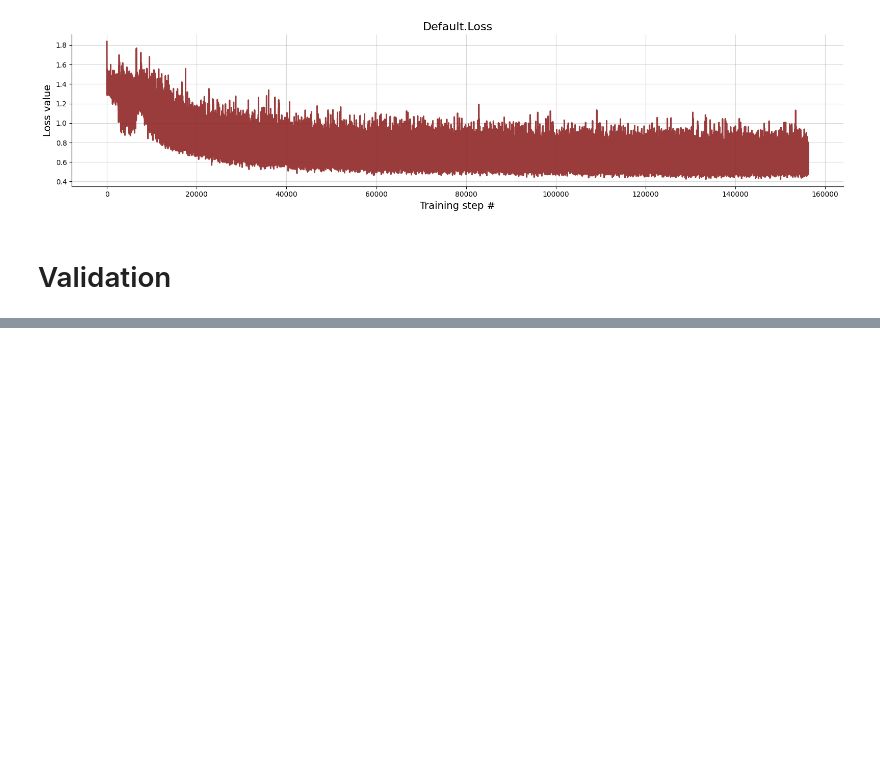
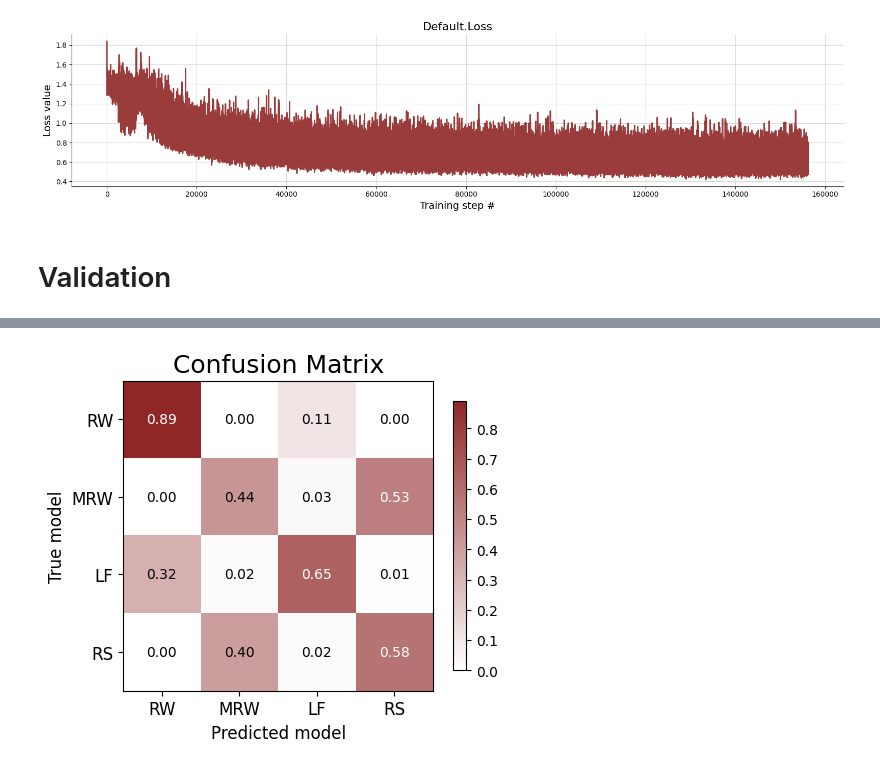
Before and after one commit to bayesflow-org/Non-Stationary-DDM-Validation, a Jupyter notebook: applications/model_comparison/notebooks/02_model_comparison.ipynb, the cells around one changed output, grey strips where cells are left out. Drawn from its saved outputs; the diff is of its cells as text; code cells hidden in the pictures; blank space fills up the shorter version.

```diff
--- a/applications/model_comparison/notebooks/02_model_comparison.ipynb
+++ b/applications/model_comparison/notebooks/02_model_comparison.ipynb
@@ -105,6 +88,8 @@ cal_curves = beef.diagnostics.plot_calibration_curves(
 # %%
 confusion_matrix = beef.diagnostics.plot_confusion_matrix(
-    validation_data_configured['model_indices'],
+    model_indices,
     model_probs,
     model_names=['RW', 'MRW', 'LF', 'RS']
 )
+# %% [output]
+[figure, added]
```
Also changed, not shown: parts of 4 cells of this notebook, 1 other file.
